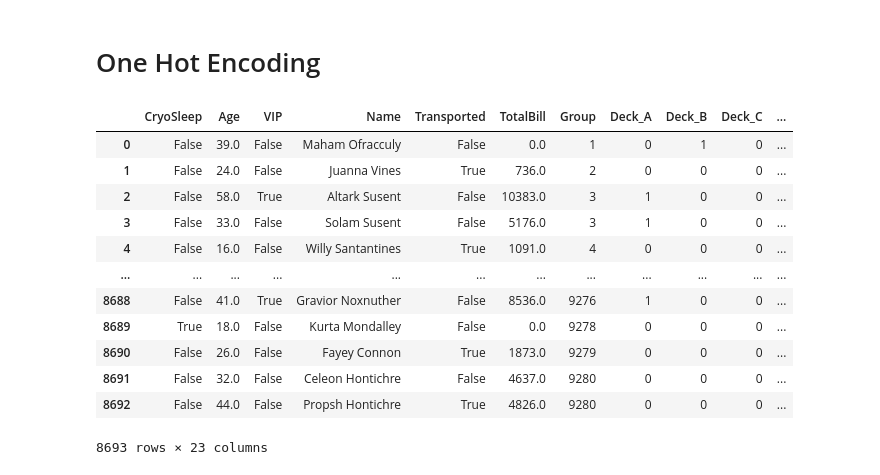
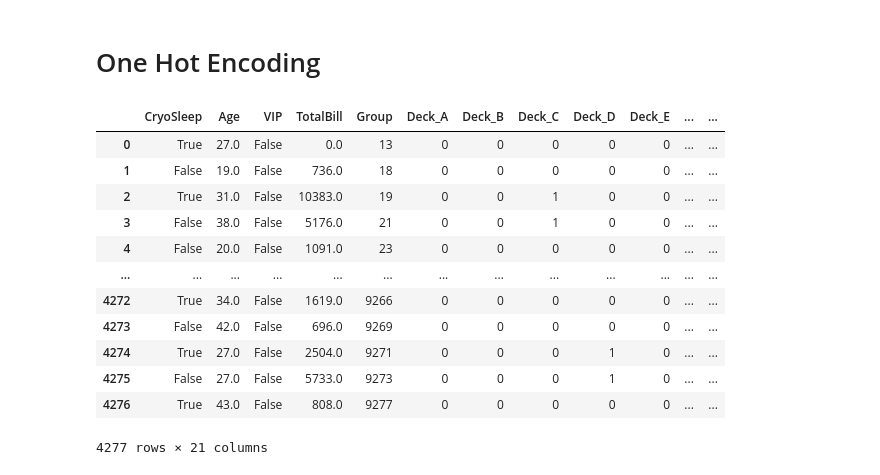
Before and after one commit to Daniel-Aguila/SpaceTitanic, a Jupyter notebook: main.ipynb, the cells around one changed output. Cells and saved outputs as stored; diff of their text form; code cells hidden in the pictures.

```diff
--- a/main.ipynb
+++ b/main.ipynb
@@ -75,3 +131,6 @@ I took the feature VIP, since it is in the middle, to see about how many rows we
+# %%
+df_train = df_train.drop(columns=['LastName'])
+df_test = df_test.drop(columns=['LastName'])
 # %%
 df_train[df_train['VIP'].isnull()]
 # %% [output]
@@ -139,0 +229,3 @@ plt.xticks(rotation=90);
+# %%
+df_train['Age'] = df_train['Age'].fillna(27)
+df_test['Age'] = df_test['Age'].fillna(27)
@@ -264,3 +359,7 @@ Doing one hot encoding to then compare
 df_train = df_train.drop(['CabinNumber'],axis=1)
 my_object_df_train = df_train.select_dtypes(include='object')
 my_numeric_df_train = df_train.select_dtypes(exclude='object')
+
+df_test = df_test.drop(['CabinNumber'],axis=1)
+my_object_df_test = df_test.select_dtypes(include='object')
+my_numeric_df_test = df_test.select_dtypes(exclude='object')
@@ -266,0 +376,2 @@ my_numeric_df_train = df_train.select_dtypes(exclude='object')
+# %%
+df_train = df_train.drop(df_train[(df_train['Destination'].isnull()) & (df_train['HomePlanet'].isnull())].index)
@@ -269,19 +440,22 @@ my_numeric_df_train = df_train.select_dtypes(exclude='object')
 # %%
 one_hot_econded_data_df_train = pd.get_dummies(df_train, columns=['Deck','CabinSide','Destination','HomePlanet'])
 one_hot_econded_data_df_train
+
+one_hot_econded_data_df_test = pd.get_dummies(df_test, columns=['Deck','CabinSide','Destination','HomePlanet'])
+one_hot_econded_data_df_test
 # %% [output]
-|  | CryoSleep | Age | VIP | Name | Transported | TotalBill | Group | Deck_A | Deck_B | Deck_C | ... |
-| 0 | False | 39.0 | False | Maham Ofracculy | False | 0.0 | 1 | 0 | 1 | 0 | ... |
-| 1 | False | 24.0 | False | Juanna Vines | True | 736.0 | 2 | 0 | 0 | 0 | ... |
-| 2 | False | 58.0 | True | Altark Susent | False | 10383.0 | 3 | 1 | 0 | 0 | ... |
-| 3 | False | 33.0 | False | Solam Susent | False | 5176.0 | 3 | 1 | 0 | 0 | ... |
-| 4 | False | 16.0 | False | Willy Santantines | True | 1091.0 | 4 | 0 | 0 | 0 | ... |
-| ... | ... | ... | ... | ... | ... | ... | ... | ... | ... | ... | ... |
-| 8688 | False | 41.0 | True | Gravior Noxnuther | False | 8536.0 | 9276 | 1 | 0 | 0 | ... |
-| 8689 | True | 18.0 | False | Kurta Mondalley | False | 0.0 | 9278 | 0 | 0 | 0 | ... |
-| 8690 | False | 26.0 | False | Fayey Connon | True | 1873.0 | 9279 | 0 | 0 | 0 | ... |
-| 8691 | False | 32.0 | False | Celeon Hontichre | False | 4637.0 | 9280 | 0 | 0 | 0 | ... |
-| 8692 | False | 44.0 | False | Propsh Hontichre | True | 4826.0 | 9280 | 0 | 0 | 0 | ... |
+|  | CryoSleep | Age | VIP | TotalBill | Group | Deck_A | Deck_B | Deck_C | Deck_D | Deck_E | ... | ... |
+| 0 | True | 27.0 | False | 0.0 | 13 | 0 | 0 | 0 | 0 | 0 | ... | ... |
+| 1 | False | 19.0 | False | 736.0 | 18 | 0 | 0 | 0 | 0 | 0 | ... | ... |
+| 2 | True | 31.0 | False | 10383.0 | 19 | 0 | 0 | 1 | 0 | 0 | ... | ... |
+| 3 | False | 38.0 | False | 5176.0 | 21 | 0 | 0 | 1 | 0 | 0 | ... | ... |
+| 4 | False | 20.0 | False | 1091.0 | 23 | 0 | 0 | 0 | 0 | 0 | ... | ... |
+| ... | ... | ... | ... | ... | ... | ... | ... | ... | ... | ... | ... | ... |
+| 4272 | True | 34.0 | False | 1619.0 | 9266 | 0 | 0 | 0 | 0 | 0 | ... | ... |
+| 4273 | False | 42.0 | False | 696.0 | 9269 | 0 | 0 | 0 | 0 | 0 | ... | ... |
+| 4274 | True | 27.0 | False | 2504.0 | 9271 | 0 | 0 | 0 | 1 | 0 | ... | ... |
+| 4275 | False | 27.0 | False | 5733.0 | 9273 | 0 | 0 | 0 | 1 | 0 | ... | ... |
+| 4276 | True | 43.0 | False | 808.0 | 9277 | 0 | 0 | 0 | 0 | 0 | ... | ... |
-8693 rows × 23 columns
+4277 rows × 21 columns
 # %%
 df_train = pd.concat([my_numeric_df_train,one_hot_econded_data_df_train],axis=1)
```
Also changed, not shown: parts of 28 cells of this notebook.
